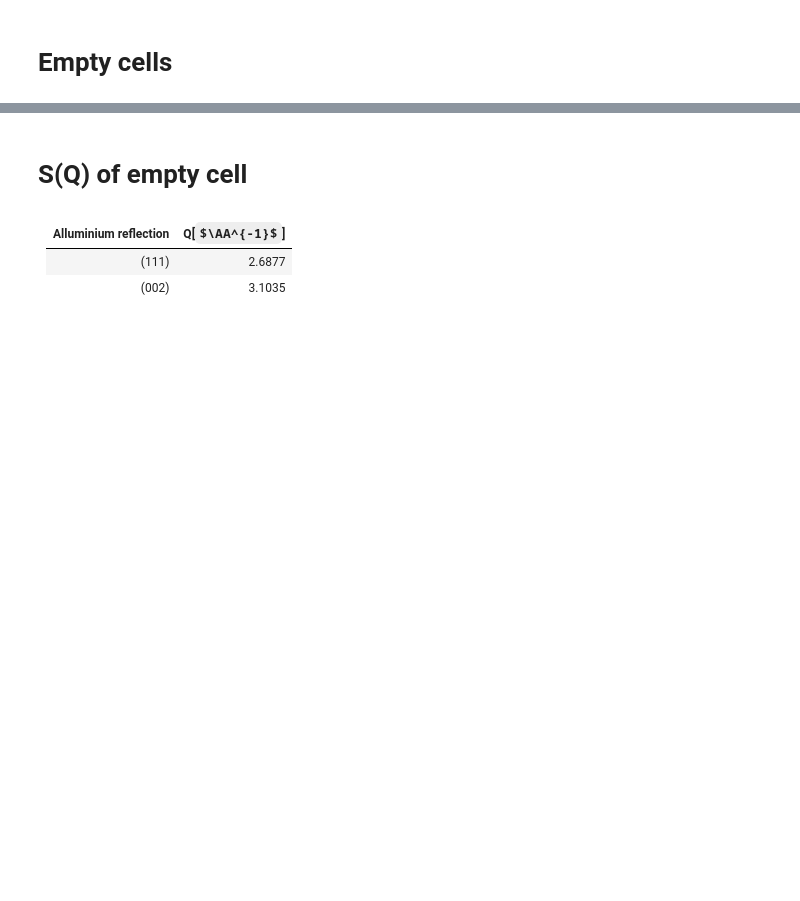
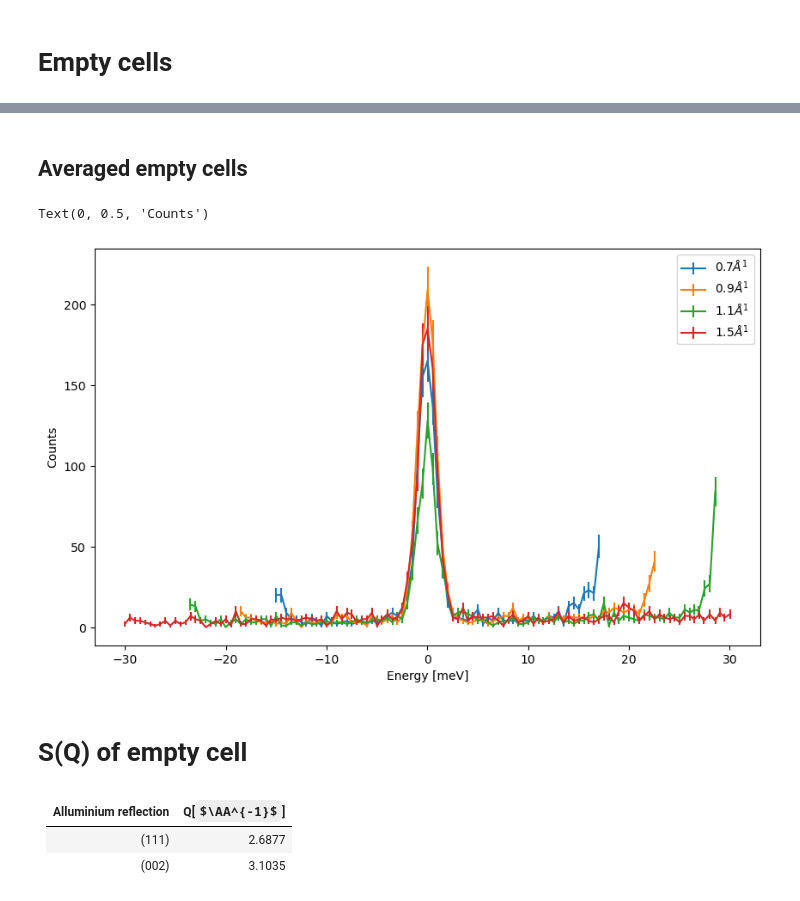
Before and after one commit to FabioBrugnara/IN8_Glicerol, a Jupyter notebook: 4-First view.ipynb, the cells around one changed output, grey strips where cells are left out. Cells and saved outputs as stored; diff of their text form; code cells hidden in the pictures; some formulas as TeX source; blank space fills up the shorter version.

```diff
--- a/4-First view.ipynb
+++ b/4-First view.ipynb
@@ -134,3 +163,16 @@ plt.xlim(-7,7)
+# %% [markdown]
+## Averaged empty cells
+# %%
+plt.figure(figsize=(10,6))
+for q in [.7, .9, 1.1, 1.5]:
+    S = data.loc[Nempty[q]].data
+    plt.errorbar(S.EN, S.CNTS, yerr=S.dCNTS, label=r'{:.1f}$\AA^1$'.format(q))
+plt.legend()
+plt.xlabel('Energy [meV]')
+plt.ylabel('Counts')
+# %% [output]
+Text(0, 0.5, 'Counts')
+[figure, added]
 # %% [markdown]
 # S(Q) of empty cell
 # %% [markdown]
```
Also changed, not shown: parts of 26 cells of this notebook, 17 other files.
